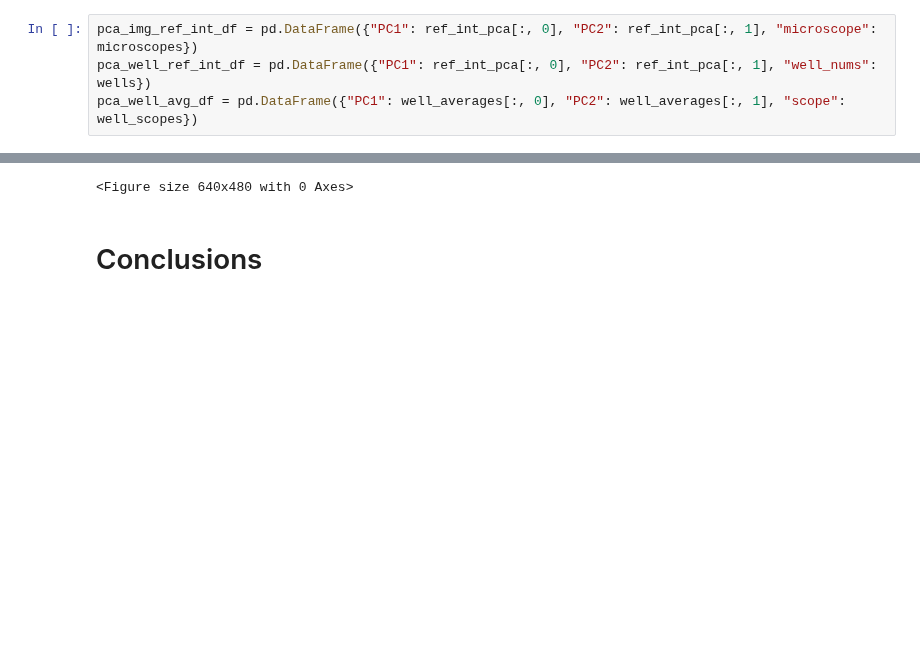
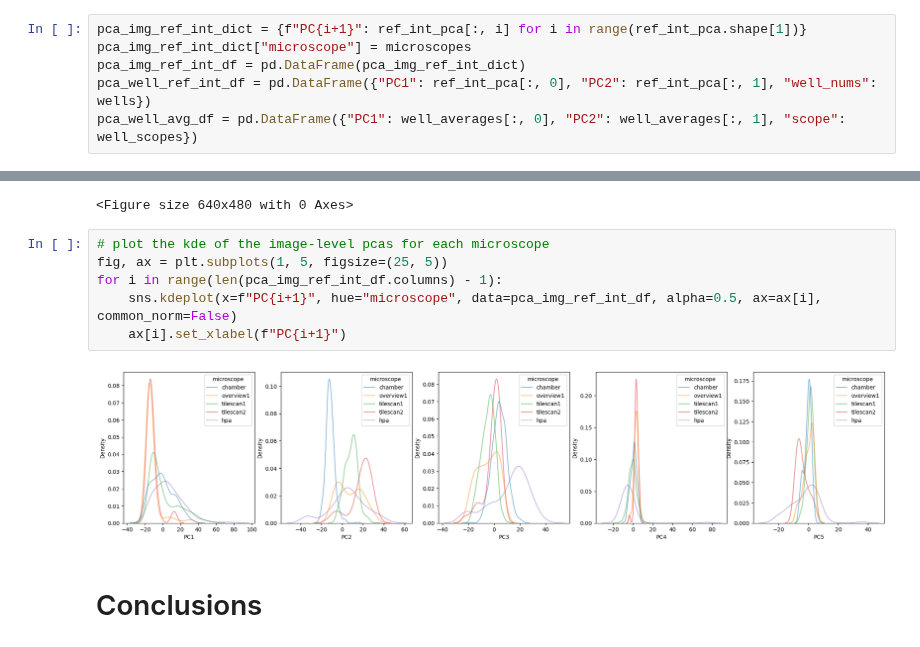
Before and after one commit to ishan-gaur/HPA_CC, a Jupyter notebook: scripts/dataset_summary.ipynb, the cells around one changed output, grey strips where cells are left out. Drawn from its saved outputs; the diff is of its cells as text; blank space fills up the shorter version.

Commit message:
pc histograms to compare microscope distributions at the image level

```diff
--- a/scripts/dataset_summary.ipynb
+++ b/scripts/dataset_summary.ipynb
@@ -101,7 +101,9 @@ print(f"Explained variance ratio for Well Avg Intensities: {pca.explained_varian
 Explained variance ratio for Reference Intensities: [0.45204132 0.29608554 0.13493377 0.04186846 0.02501173]
 Explained variance ratio for Well Avg Intensities: [0.43133212 0.28082331 0.14971466 0.0585512  0.03569989]
 # %%
-pca_img_ref_int_df = pd.DataFrame({"PC1": ref_int_pca[:, 0], "PC2": ref_int_pca[:, 1], "microscope": microscopes})
+pca_img_ref_int_dict = {f"PC{i+1}": ref_int_pca[:, i] for i in range(ref_int_pca.shape[1])}
+pca_img_ref_int_dict["microscope"] = microscopes
+pca_img_ref_int_df = pd.DataFrame(pca_img_ref_int_dict)
 pca_well_ref_int_df = pd.DataFrame({"PC1": ref_int_pca[:, 0], "PC2": ref_int_pca[:, 1], "well_nums": wells})
 pca_well_avg_df = pd.DataFrame({"PC1": well_averages[:, 0], "PC2": well_averages[:, 1], "scope": well_scopes})
 # %% [markdown]
@@ -135,6 +137,14 @@ plt.clf()
 # %% [output]
 [figure]
 <Figure size 640x480 with 0 Axes>
+# %%
+# plot the kde of the image-level pcas for each microscope
+fig, ax = plt.subplots(1, 5, figsize=(25, 5))
+for i in range(len(pca_img_ref_int_df.columns) - 1):
+    sns.kdeplot(x=f"PC{i+1}", hue="microscope", data=pca_img_ref_int_df, alpha=0.5, ax=ax[i], common_norm=False)
+    ax[i].set_xlabel(f"PC{i+1}")
+# %% [output]
+[figure, added]
 # %% [markdown]
 # Conclusions
 # %% [markdown]
```
